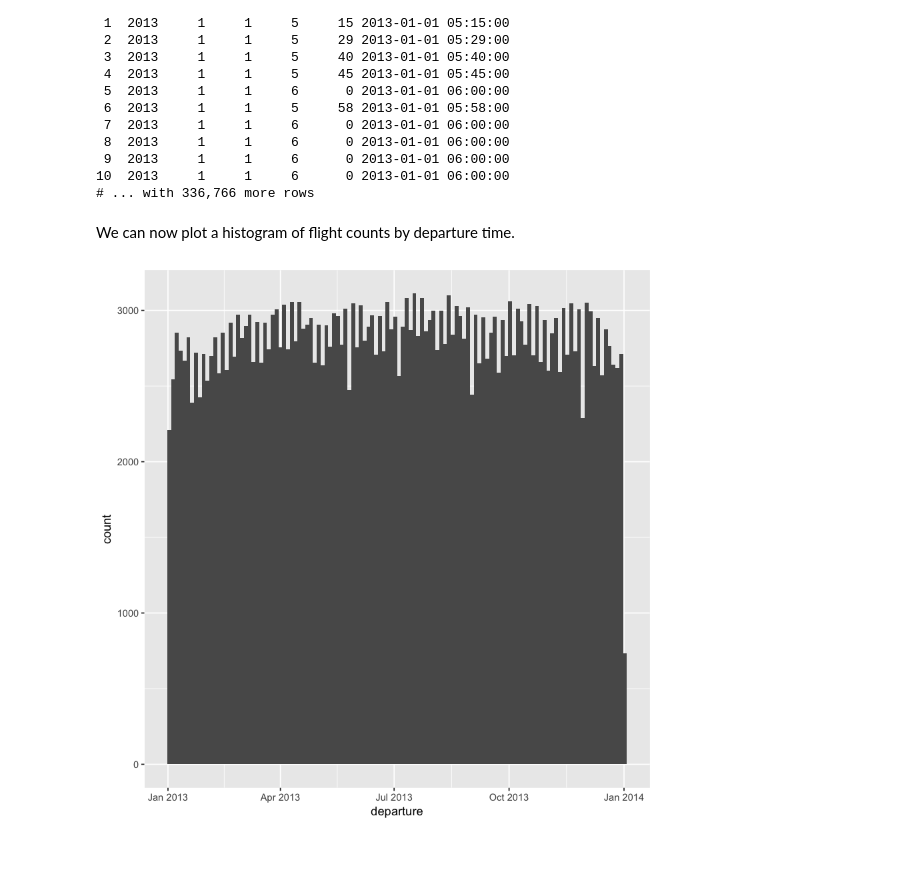
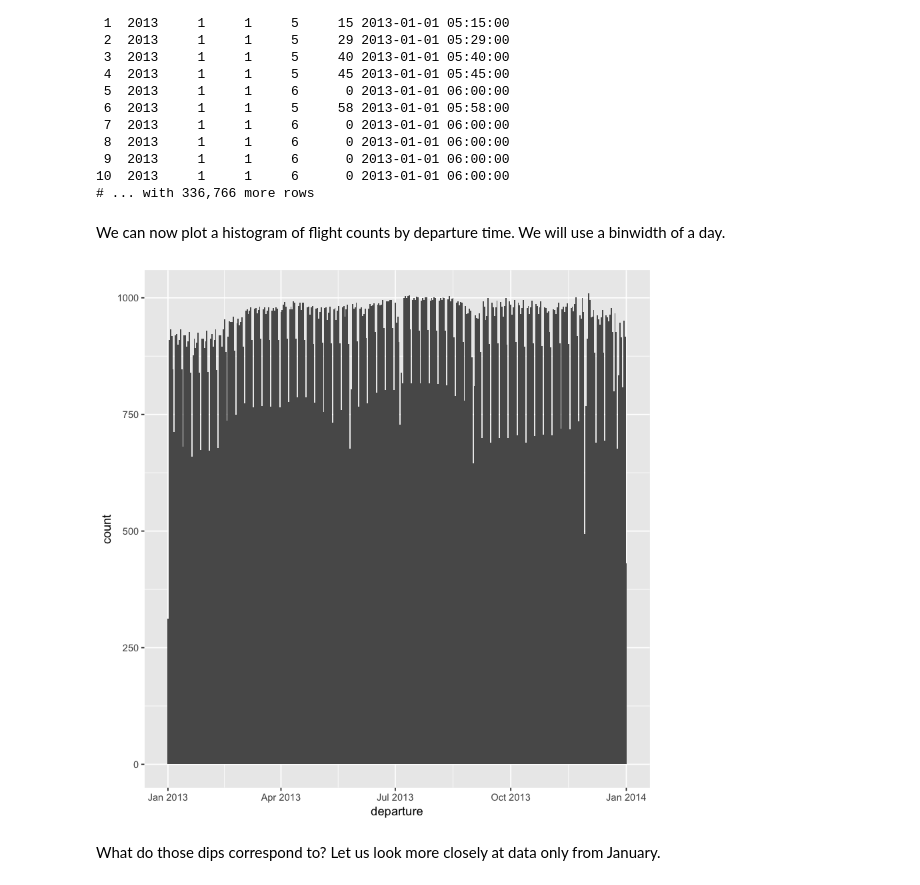
Before and after one commit to ambujtewari/stats306-fall2017, a Jupyter notebook: Lecture00.ipynb, the cells around one changed output. Drawn from its saved outputs; the diff is of its cells as text; code cells hidden in the pictures; blank space fills up the shorter version.

```diff
--- a/Lecture00.ipynb
+++ b/Lecture00.ipynb
@@ -331,9 +340,11 @@ print(flights_dt)
 10  2013     1     1     6      0 2013-01-01 06:00:00
 # ... with 336,766 more rows
 # %% [markdown]
-We can now plot a histogram of flight counts by departure time.
+We can now plot a histogram of flight counts by departure time. We will use a binwidth of a day.
 # %%
 ggplot(data = flights_dt) +
-  geom_histogram(mapping=aes(x = departure), bins=120)
+  geom_histogram(mapping=aes(x = departure), binwidth=24*60*60)  # bin width for date-time is in seconds
 # %% [output]
-[figure, old version]
+[figure, new version]
+# %% [markdown]
+What do those dips correspond to? Let us look more closely at data only from January.
```
Also changed, not shown: parts of 37 cells of this notebook.
